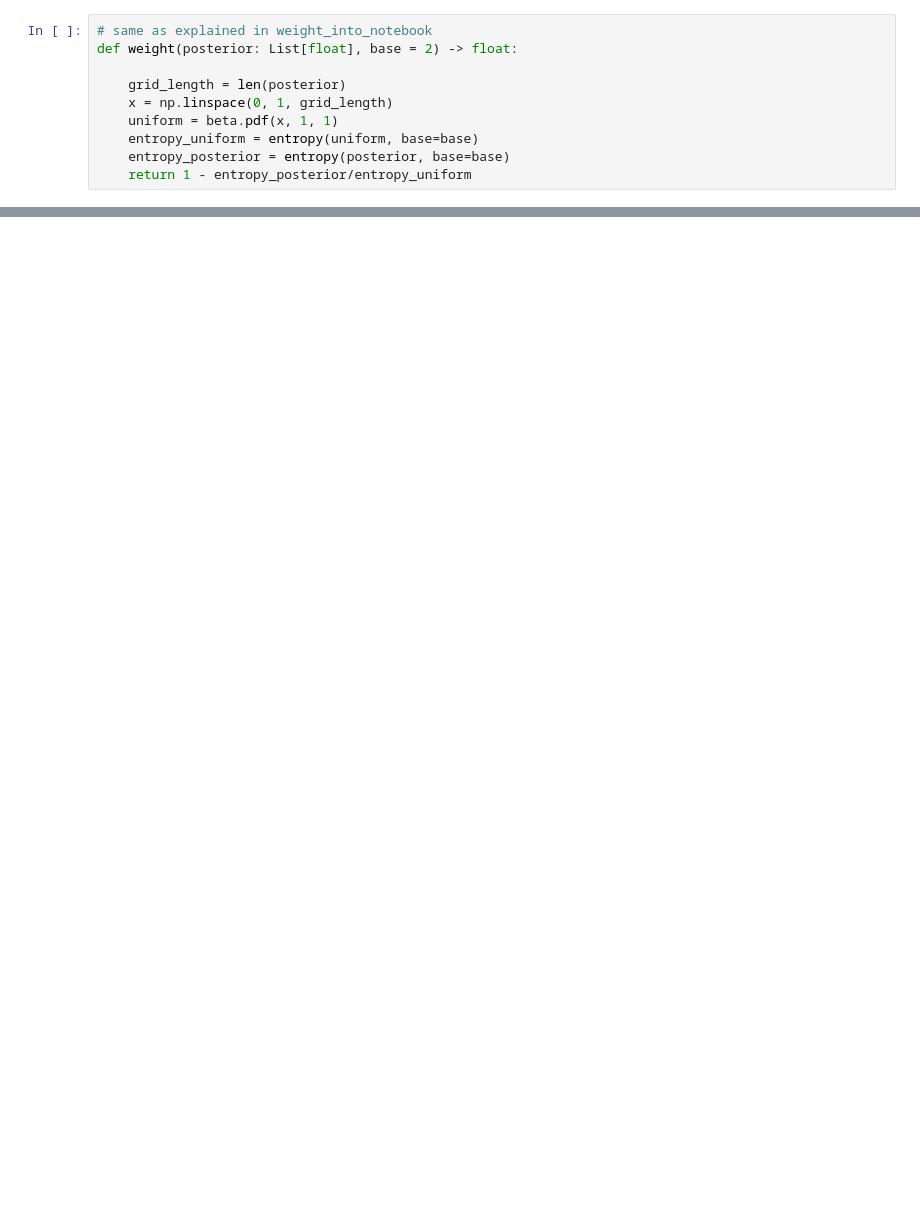
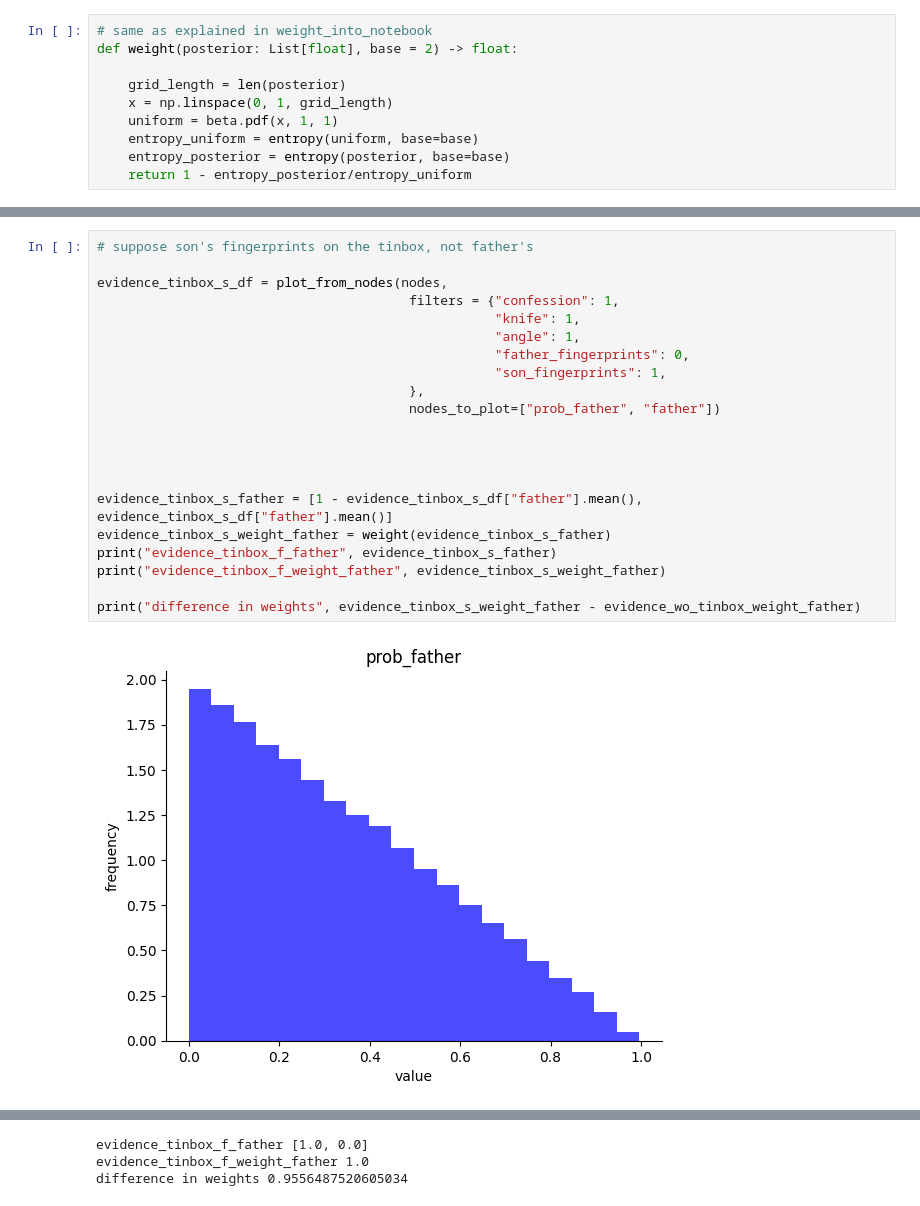
Before and after one commit to rfl-urbaniak/MRbook, a Jupyter notebook: weight-paper/scripts/tinbox-model.ipynb, the cells around one changed output, grey strips where cells are left out. Cells and saved outputs as stored; diff of their text form; blank space fills up the shorter version.

```diff
--- a/weight-paper/scripts/tinbox-model.ipynb
+++ b/weight-paper/scripts/tinbox-model.ipynb
@@ -162,0 +149,23 @@ Name: prob_father, Length: 1683, dtype: float32
+# %%
+# suppose son's fingerprints on the tinbox, not father's
+
+evidence_tinbox_s_df = plot_from_nodes(nodes,
+                                        filters = {"confession": 1,
+                                                   "knife": 1,
+                                                   "angle": 1,
+                                                   "father_fingerprints": 0,
+                                                   "son_fingerprints": 1,
+                                        },
+                                        nodes_to_plot=["prob_father", "father"])
+
+
+
+
+evidence_tinbox_s_father = [1 - evidence_tinbox_s_df["father"].mean(), evidence_tinbox_s_df["father"].mean()]
+evidence_tinbox_s_weight_father = weight(evidence_tinbox_s_father)
+print("evidence_tinbox_f_father", evidence_tinbox_s_father)
+print("evidence_tinbox_f_weight_father", evidence_tinbox_s_weight_father)
+
+print("difference in weights", evidence_tinbox_s_weight_father - evidence_wo_tinbox_weight_father)
+# %% [output]
+[figure, added]
@@ -162,0 +173,3 @@ Name: prob_father, Length: 1683, dtype: float32
+evidence_tinbox_f_father [1.0, 0.0]
+evidence_tinbox_f_weight_father 1.0
+difference in weights 0.9556487520605034
```
Also changed, not shown: parts of 7 cells of this notebook.
